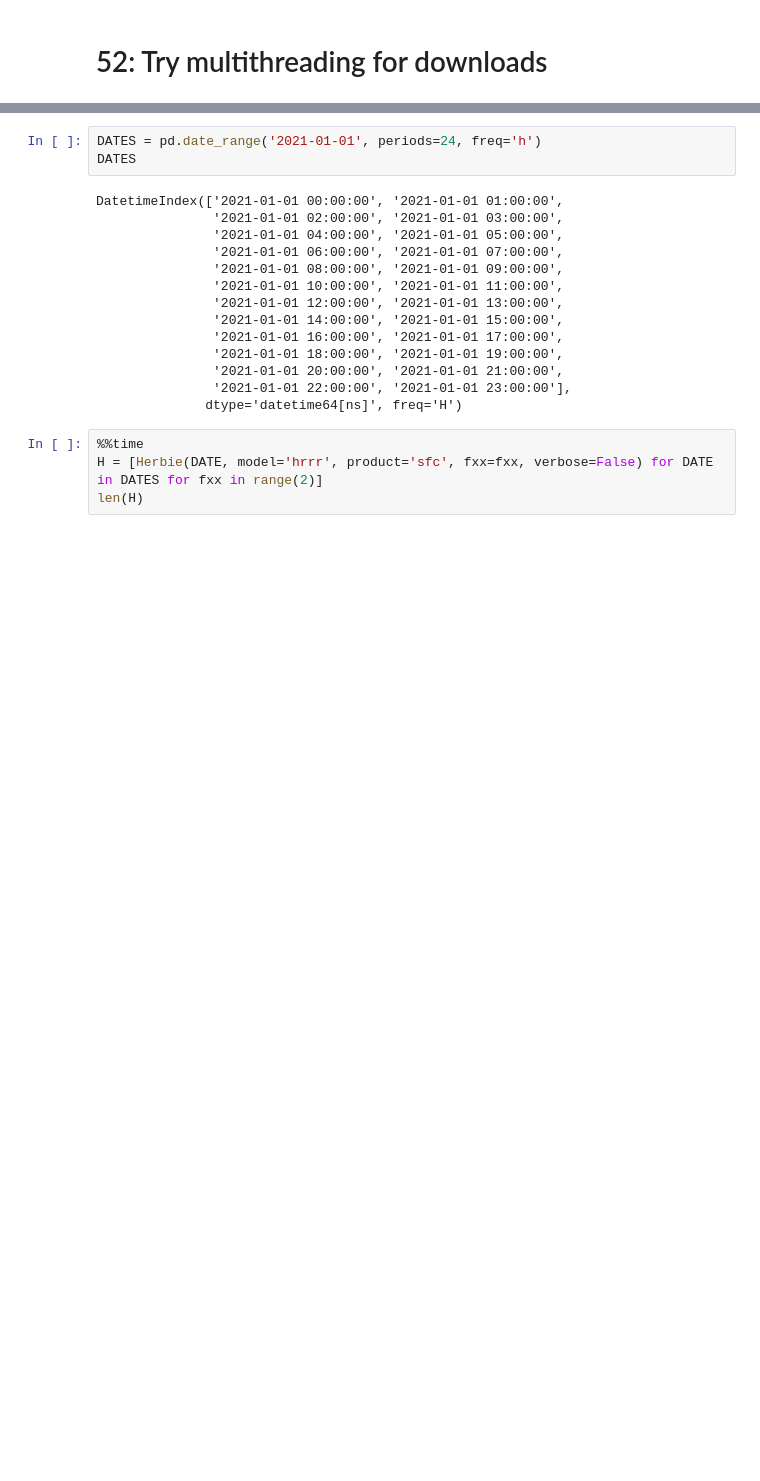
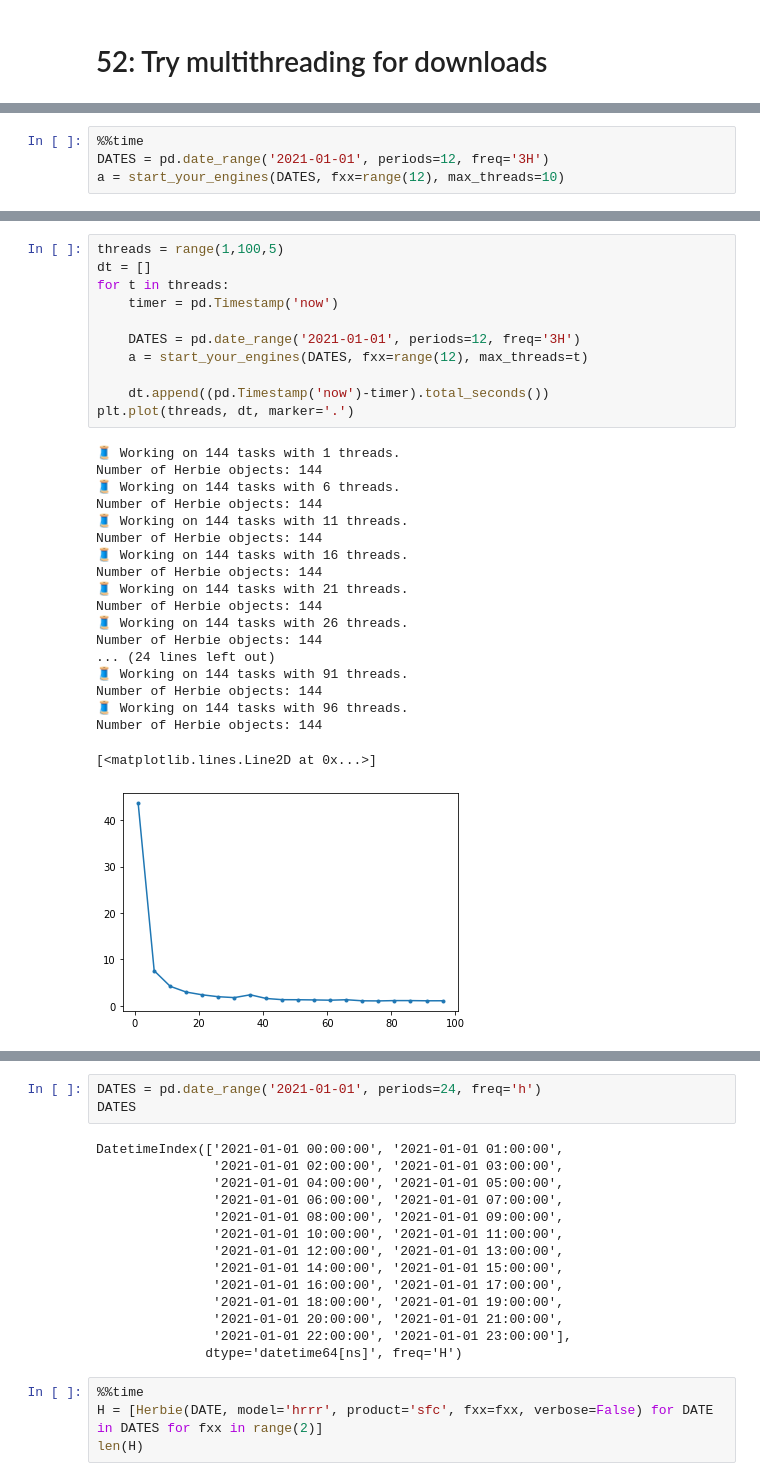
Before and after one commit to blaylockbk/Herbie, a Jupyter notebook: notebooks/issues/52_multithreading.ipynb, the cells around one changed output, grey strips where cells are left out. Saved outputs shown, nothing was run; the diff lists cells and outputs as text; blank space fills up the shorter version.

```diff
--- a/notebooks/issues/52_multithreading.ipynb
+++ b/notebooks/issues/52_multithreading.ipynb
@@ -21,0 +611,4 @@ from datetime import datetime
+# %%
+%%time
+DATES = pd.date_range('2021-01-01', periods=12, freq='3H')
+a = start_your_engines(DATES, fxx=range(12), max_threads=10)
@@ -21,0 +620,31 @@ from datetime import datetime
+# %%
+threads = range(1,100,5)
+dt = []
+for t in threads:
+    timer = pd.Timestamp('now')
+
+    DATES = pd.date_range('2021-01-01', periods=12, freq='3H')
+    a = start_your_engines(DATES, fxx=range(12), max_threads=t)
+
+    dt.append((pd.Timestamp('now')-timer).total_seconds())
+plt.plot(threads, dt, marker='.')
+# %% [output]
+🧵 Working on 144 tasks with 1 threads.
+Number of Herbie objects: 144
+🧵 Working on 144 tasks with 6 threads.
+Number of Herbie objects: 144
+🧵 Working on 144 tasks with 11 threads.
+Number of Herbie objects: 144
+🧵 Working on 144 tasks with 16 threads.
+Number of Herbie objects: 144
+🧵 Working on 144 tasks with 21 threads.
+Number of Herbie objects: 144
+🧵 Working on 144 tasks with 26 threads.
+Number of Herbie objects: 144
+... (24 lines left out)
+🧵 Working on 144 tasks with 91 threads.
+Number of Herbie objects: 144
+🧵 Working on 144 tasks with 96 threads.
+Number of Herbie objects: 144
+[<matplotlib.lines.Line2D at 0x...>]
+[figure, added]
```
Also changed, not shown: parts of 68 cells of this notebook, 2 other files.
